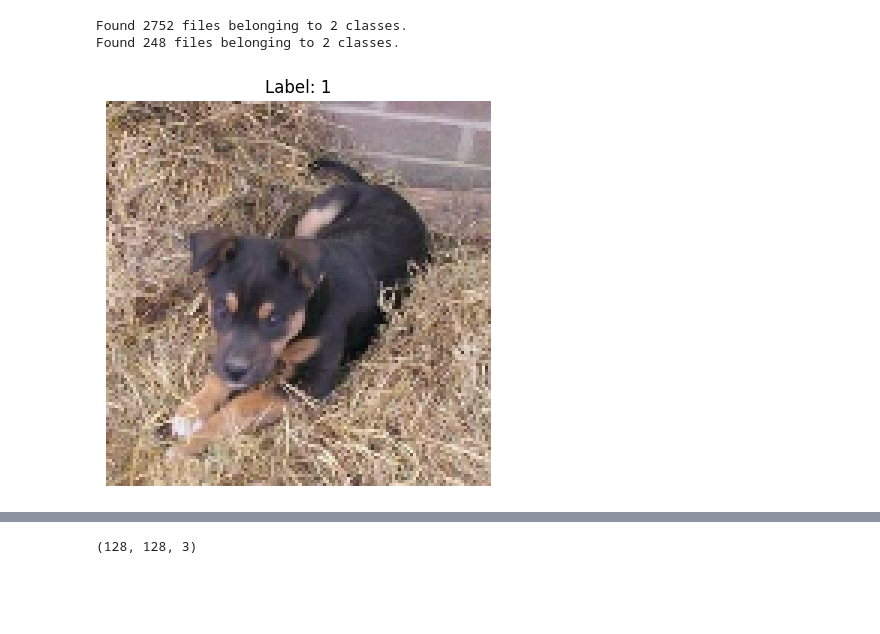
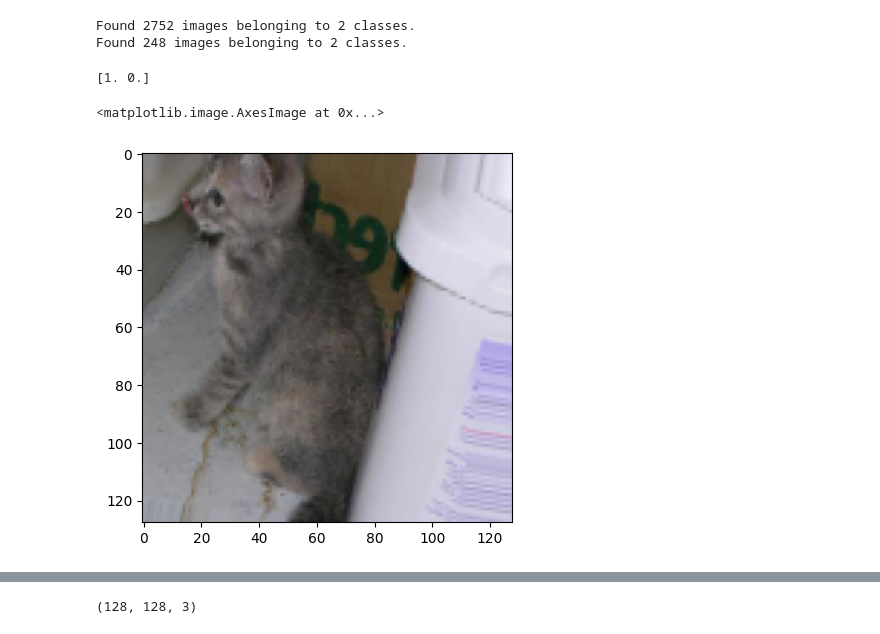
Before and after one commit to Ye-Bhone-Lin/Practical-ML-by-WAI, a Jupyter notebook: 6_deep_learning/CNN/tf_best_practices/tf_generator_binary.ipynb, the cells around one changed output, grey strips where cells are left out. Saved outputs shown, nothing was run; the diff lists cells and outputs as text; code cells hidden in the pictures; blank space fills up the shorter version.

```diff
--- a/6_deep_learning/CNN/tf_best_practices/tf_generator_binary.ipynb
+++ b/6_deep_learning/CNN/tf_best_practices/tf_generator_binary.ipynb
@@ -5,47 +5,53 @@ import matplotlib.pyplot as plt
 # %%
 root_dir = r"/Users/yebhonelin/Documents/Practical-ML-by-WAI/6_deep_learning/CNN/cats_and_dogs_filtered"
 # %%
-BATCH_SIZE  = 32
-EPOCHS = 20
+BATCH_SIZE  = 64
 
 input_img_size = (128,128)
 input_shape = (128,128,3)
 # %%
 tf_generator =  tf.keras.preprocessing.image.ImageDataGenerator(
+    rescale=1./255,
+    rotation_range=20,
+    zoom_range=0.15,
     width_shift_range=0.2,
     height_shift_range=0.2,
     horizontal_flip=True,
-    vertical_flip=False,
-    rotation_range=0.5,
-    rescale=1/255.0,
-    fill_mode="nearest"
+    fill_mode='nearest',
+    validation_split=0.2
 )
 # %%
-train_ds = tf.keras.utils.image_dataset_from_directory(
-    root_dir+"/train",
-    image_size=input_img_size,
+train_ds = tf_generator.flow_from_directory(
+    root_dir + "/train",
+    target_size=input_img_size,
+    shuffle=True,
     batch_size=BATCH_SIZE,
-    label_mode='binary'  # or 'categorical'
+    class_mode='categorical'  # or 'categorical'
 )
-val_ds = tf.keras.utils.image_dataset_from_directory(
-    root_dir+"/test",
-    image_size=input_img_size,
+
+val_ds = tf_generator.flow_from_directory(
+    root_dir + "/test",
+    target_size=input_img_size,
+    shuffle=True,
     batch_size=BATCH_SIZE,
-    label_mode='binary'  # or 'categorical'
+    class_mode='categorical'  # or 'categorical'
 )
 # %% [output]
-Found 2752 files belonging to 2 classes.
-Found 248 files belonging to 2 classes.
+Found 2752 images belonging to 2 classes.
+Found 248 images belonging to 2 classes.
-# %%
-for images, labels in train_ds.take(1):
-    plt.figure(figsize=(5,5))
-    plt.imshow(images[0].numpy() / 255.)  # normalize if not already
-    plt.title(f"Label: {int(labels[0])}")
-    plt.axis('off')
-    plt.show()
-    break
-# %% [output]
-[figure, removed]
+# %%
+import matplotlib.pyplot as plt
+for img,label in train_ds:
+    test_img = img
+    test_label = label
+    break
+
+print(test_label[0])
+plt.imshow(test_img[0])
+# %% [output]
+[1. 0.]
+<matplotlib.image.AxesImage at 0x...>
+[figure, added]
 # %%
 import tensorflow
 from tensorflow.keras.models import Sequential
```
Also changed, not shown: parts of 13 cells of this notebook, 3 other files.
